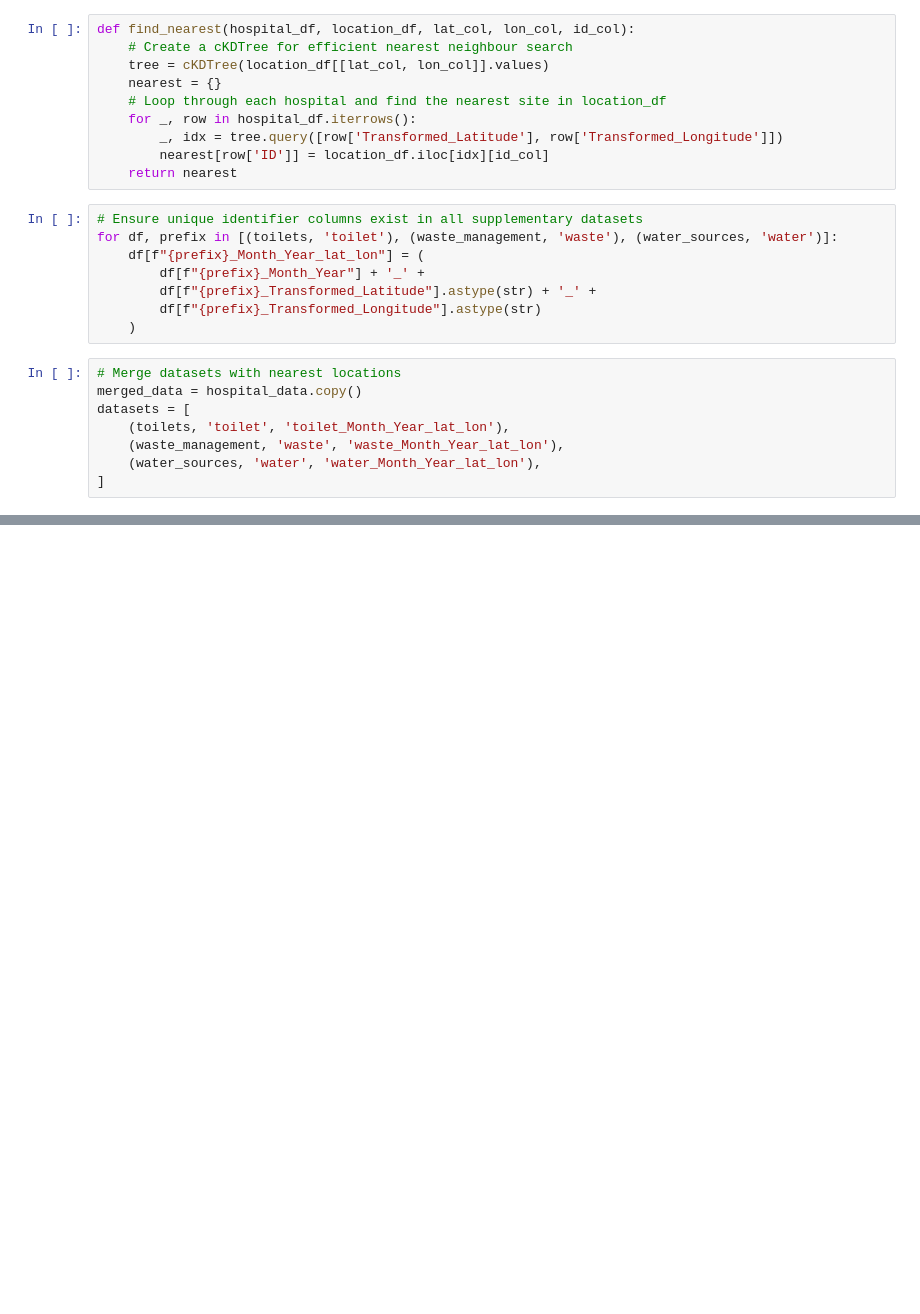
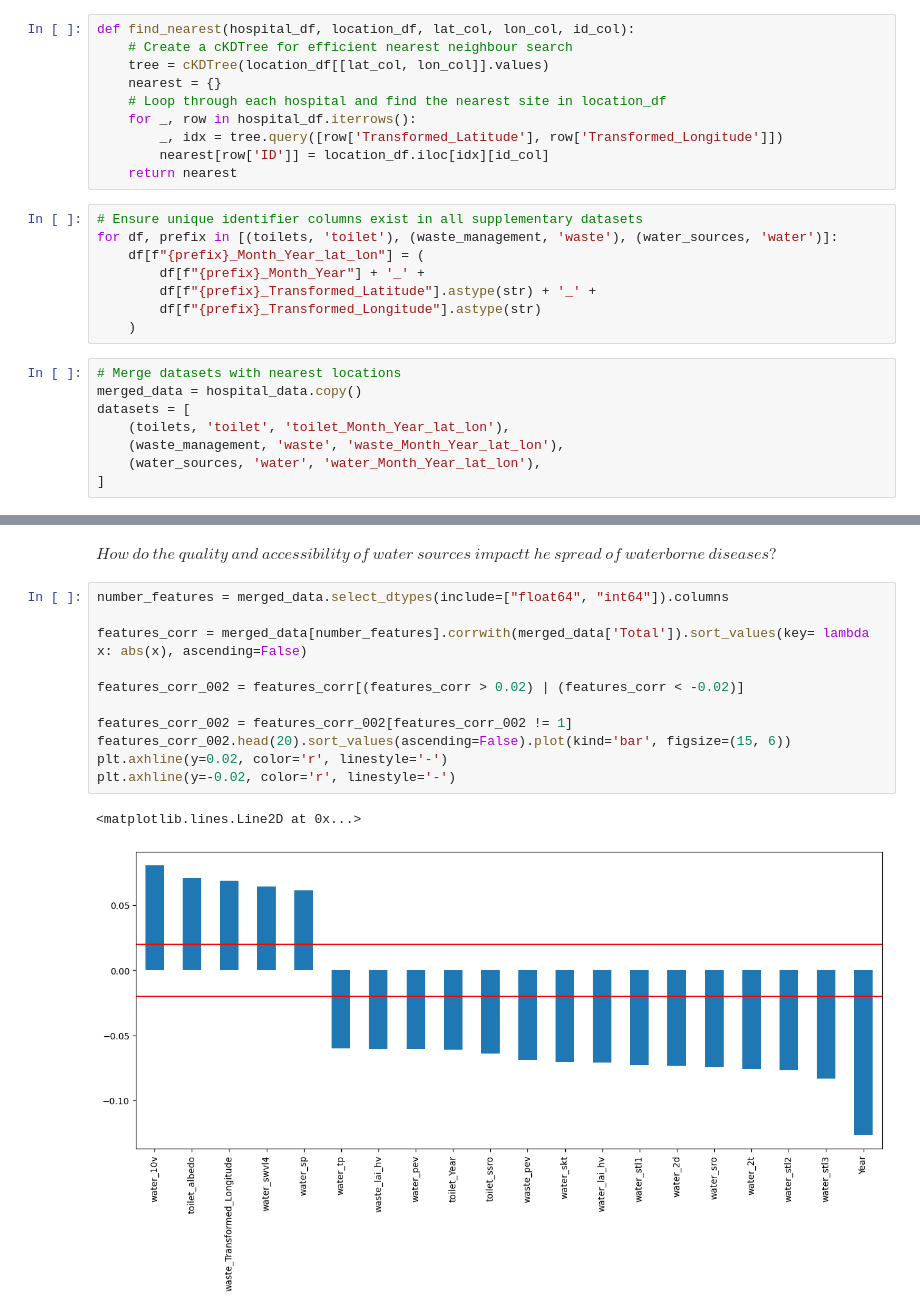
Before and after one commit to segnig/Zindi-Competitions, a Jupyter notebook: outsmarting-outbreaks-challenge/OutsmartingOutbreaks_StarterNotebook.ipynb, the cells around one changed output, grey strips where cells are left out. Drawn from its saved outputs; the diff is of its cells as text; blank space fills up the shorter version.

```diff
--- a/outsmarting-outbreaks-challenge/OutsmartingOutbreaks_StarterNotebook.ipynb
+++ b/outsmarting-outbreaks-challenge/OutsmartingOutbreaks_StarterNotebook.ipynb
@@ -359,0 +442,16 @@ float_cols = merged_data.select_dtypes(include=["float64", "int64"]).columns
+# %% [markdown]
+$How\ do\ the\ quality\ and\ accessibility\ of\ water\ sources\ impactt\ he\ spread\ of\ waterborne\ diseases?$
+# %%
+number_features = merged_data.select_dtypes(include=["float64", "int64"]).columns
+
+features_corr = merged_data[number_features].corrwith(merged_data['Total']).sort_values(key= lambda x: abs(x), ascending=False)
+
+features_corr_002 = features_corr[(features_corr > 0.02) | (features_corr < -0.02)]
+
+features_corr_002 = features_corr_002[features_corr_002 != 1]
+features_corr_002.head(20).sort_values(ascending=False).plot(kind='bar', figsize=(15, 6))
+plt.axhline(y=0.02, color='r', linestyle='-')
+plt.axhline(y=-0.02, color='r', linestyle='-')
+# %% [output]
+<matplotlib.lines.Line2D at 0x...>
+[figure, added]
```
Also changed, not shown: parts of 28 cells of this notebook.
